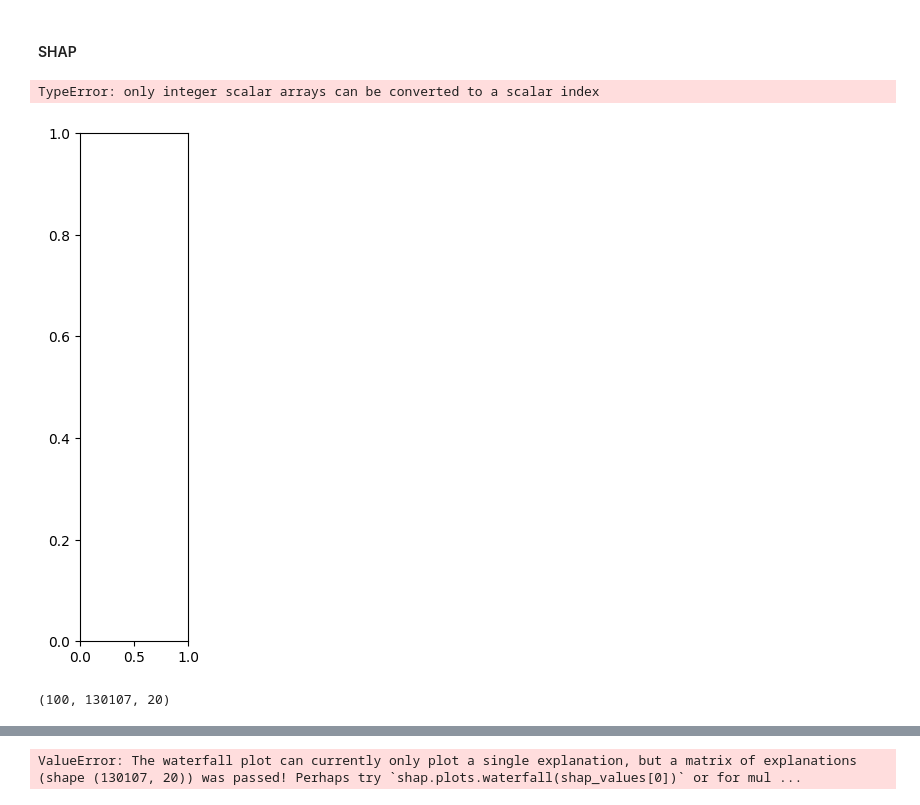
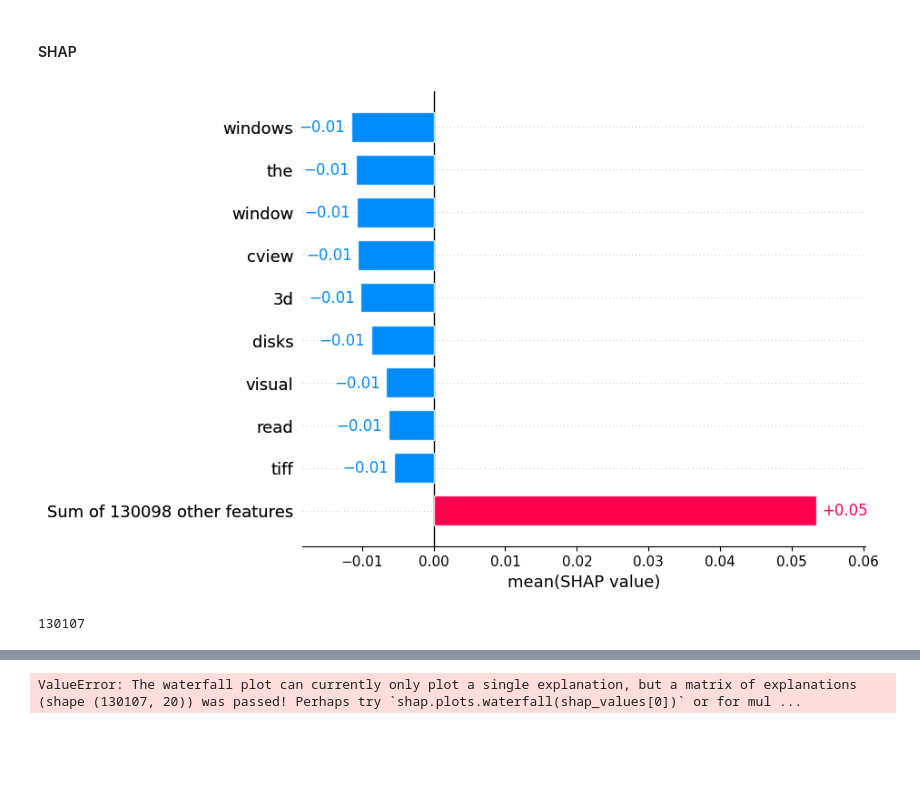
Before and after one commit to zcasanova/datascience, a Jupyter notebook: Traditional text classification with Scikit-learn.ipynb, the cells around one changed output, grey strips where cells are left out. Drawn from its saved outputs; the diff is of its cells as text; code cells hidden in the pictures; blank space fills up the shorter version.

```diff
--- a/Traditional text classification with Scikit-learn.ipynb
+++ b/Traditional text classification with Scikit-learn.ipynb
@@ -13,8 +15,8 @@ For our data, we're going to work with the [20 Newsgroups data set](http://qwone
 # %%
 from sklearn.datasets import fetch_20newsgroups
-news_path = "/content/20news-18828"
-train_data = fetch_20newsgroups(subset='train', data_home=news_path)
-test_data = fetch_20newsgroups(subset='test', data_home=news_path)
+news_path = "./20news_home"
+train_data = fetch_20newsgroups(subset='train',   data_home=news_path, download_if_missing=False)
+test_data = fetch_20newsgroups(subset='test', data_home=news_path, download_if_missing=False)
 
 print("Training texts:", len(train_data.data))
 print("Test texts:", len(test_data.data))
@@ -80,17 +82,32 @@ from sklearn.naive_bayes import MultinomialNB
 from sklearn.linear_model import LogisticRegression
 from sklearn.svm import LinearSVC
 from sklearn.linear_model import SGDClassifier
+from sklearn.calibration import CalibratedClassifierCV
 
 nb_classifier = MultinomialNB()
 svm_classifier = SGDClassifier(loss='hinge', random_state=42)
+calibrated_classifier = CalibratedClassifierCV(svm_classifier)
 lr_classifier = LogisticRegression(multi_class="ovr")
 
 # print("Training Naive Bayes classifier...")
 # nb_classifier.fit(train_preprocessed, train_data.target)
 
 print("Training SVM classifier...")
+
+full_pipeline = Pipeline([
+    ('vect', CountVectorizer()),
+    ('tfidf', TfidfTransformer()),
+    ('svm-classifier', CalibratedClassifierCV(SGDClassifier(loss='hinge', random_state=42))),
+])
+svm_pipeline = Pipeline([
+    ('vect', CountVectorizer()),
+    ('tfidf', TfidfTransformer()),
+    ('svm-classifier', (SGDClassifier(loss='hinge', random_state=42))),
+])
+full_pipeline.fit(train_data.data, train_data.target)
+svm_pipeline.fit(train_data.data, train_data.target)
 svm_classifier.fit(train_preprocessed, train_data.target)
-
+calibrated_classifier.fit(train_preprocessed, train_data.target)
 # print("Training Logistic Regression classifier...")
 # lr_classifier.fit(train_preprocessed, train_data.target)
 # %% [output]
@@ -225,6 +242,8 @@ plt.xticks(rotation=90)
 # %% [markdown]
 Finally, we'd like to perform a more qualitative evaluation of our model by taking a look at the features that it assigns the highest weight for each of the classes. This will help us understand if the model indeed captures the phenomena we'd like it to capture. A great Python library to do this is `eli5`, which works together seamlessly with `scikit-learn`. Its `explain_weights` function takes a trained model, a list of feature names and target names, and prints out the features that have the highest positive values for each of the targets. The results convince us that our SVM indeed models the correct information: it sees a strong link between the "atheism" class and words such as _atheism_ and _atheists_, between "computer graphics" and words such as _3d_ and _image_, and so on.
 # %%
-num_samples = 100  # Adjust the number as needed
+num_samples = 20  # Adjust the number as needed
 subset_indices = np.random.choice(test_preprocessed.shape[0], num_samples, replace=False)
 subset_test_preprocessed = test_preprocessed[subset_indices]
+subset_test_target = test_data.target[subset_indices]
+subset_test_data = np.array(test_data.data)[subset_indices]
@@ -278,11 +287,22 @@ shap_values = explainer(subset_test_preprocessed)
+# %%
+import shap
+explainer = shap.Explainer(svm_classifier, train_preprocessed, feature_names=preprocessing.named_steps['vect'].get_feature_names_out())
+# Using SHAP for global explainability
+# explainer = shap.Explainer(svm_pipeline, train_data.data)
+
+# Calculate SHAP values for the test set
+shap_values = explainer(subset_test_preprocessed)
+
+# Summary plot for global feature importance
+# shap.summary_plot(shap_values, test_preprocessed, feature_names=preprocessing.named_steps['vect'].get_feature_names_out())
 # %%
 # Step 3: Visualize the SHAP values
 # Plot the summary plot for a high-level overview of feature importance
-shap.summary_plot(shap_values, subset_test_preprocessed)
+# shap.summary_plot(shap_values, subset_test_preprocessed.toarray(), feature_names=preprocessing.named_steps['vect'].get_feature_names_out())
+shap.plots.bar(shap_values[:, :, 1].mean(0), order=shap.Explanation.argsort)
 # %% [output]
-TypeError: only integer scalar arrays can be converted to a scalar index
-[figure, old version]
+[figure, new version]
-# %%
-shap_values.shape
-# %% [output]
-(100, 130107, 20)
+# %%
+len(shap_values[0].data)
+# %% [output]
+130107
```
Also changed, not shown: parts of 11 cells of this notebook.
